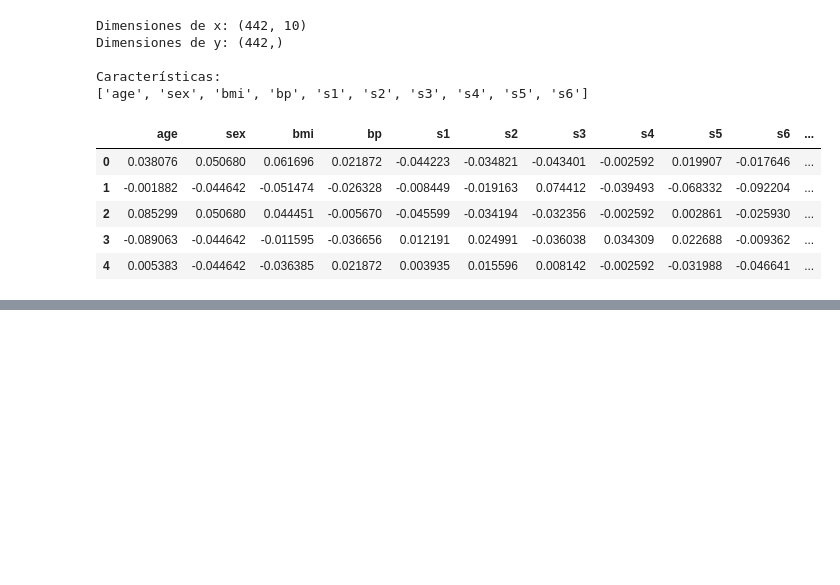
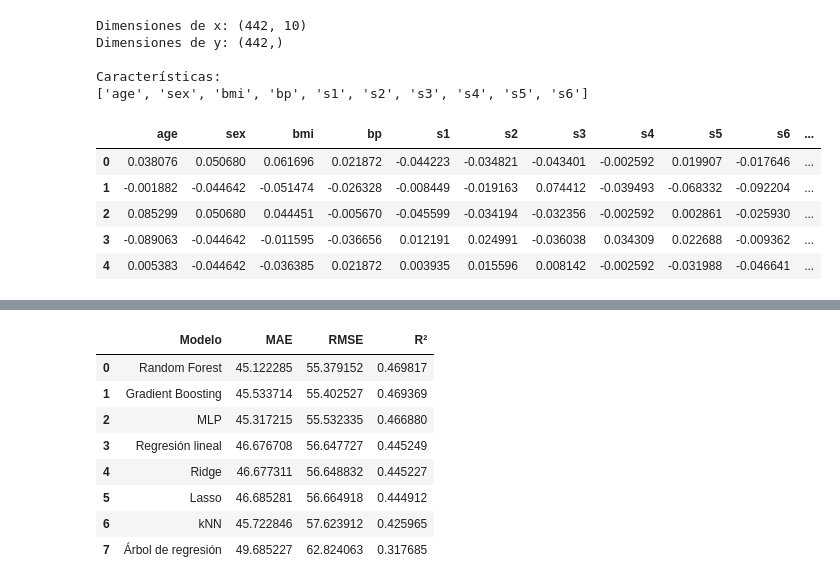
Before and after one commit to Boris-epn/Recuperaci-n-de-la-informaci-n, a Jupyter notebook: Primer bimestre/01_revml.ipynb, the cells around one changed output, grey strips where cells are left out. Cells and saved outputs as stored; diff of their text form; code cells hidden in the pictures; blank space fills up the shorter version.

Commit message:
trabajo finalizado 1

```diff
--- a/Primer bimestre/01_revml.ipynb
+++ b/Primer bimestre/01_revml.ipynb
@@ -530,0 +872,94 @@ Espero que un modelo más flexible produzca una menor cantidad de errores ante d
+# %%
+
+x_ajuste_final = np.vstack([x_train_reg, x_val_reg])
+y_ajuste_final = np.concatenate([y_train_reg, y_val_reg])
+
+modelos_finales = {
+    "Regresión lineal": Pipeline([
+        ("escalador", StandardScaler()),
+        ("regresor", LinearRegression())
+    ]),
+
+    "Ridge": Pipeline([
+        ("escalador", StandardScaler()),
+        ("regresor", Ridge(alpha=0.01))
+    ]),
+
+    "Lasso": Pipeline([
+        ("escalador", StandardScaler()),
+        ("regresor", Lasso(alpha=0.01, max_iter=10000))
+    ]),
+
+    "kNN": Pipeline([
+        ("escalador", StandardScaler()),
+        ("regresor", KNeighborsRegressor(n_neighbors=9))
+    ]),
+
+    "Árbol de regresión": Pipeline([
+        ("escalador", StandardScaler()),
+        ("regresor", DecisionTreeRegressor(
+            max_depth=2,
+            random_state=42
+        ))
+    ]),
+
+    "Random Forest": Pipeline([
+        ("escalador", StandardScaler()),
+        ("regresor", RandomForestRegressor(
+            n_estimators=200,
+            max_depth=3,
+            random_state=42
+        ))
+    ]),
+
+    "Gradient Boosting": Pipeline([
+        ("escalador", StandardScaler()),
+        ("regresor", GradientBoostingRegressor(
+            n_estimators=100,
+            learning_rate=0.1,
+            max_depth=1,
+            random_state=42
+        ))
+    ]),
+
+    "MLP": Pipeline([
+        ("escalador_x", StandardScaler()),
+        ("regresor", TransformedTargetRegressor(
+            regressor=MLPRegressor(
+                hidden_layer_sizes=(5,),
+                alpha=0.001,
+                max_iter=3000,
+                random_state=42
+            ),
+            transformer=StandardScaler()
+        ))
+    ])
+}
+
+resultados_prueba = []
+predicciones_prueba = {}
+
+for nombre, modelo in modelos_finales.items():
+    modelo.fit(x_ajuste_final, y_ajuste_final)
+    pred_test = modelo.predict(x_test_reg)
+    predicciones_prueba[nombre] = pred_test
+
+    resultados_prueba.append({
+        "Modelo": nombre,
+        "MAE": mean_absolute_error(y_test_reg, pred_test),
+        "RMSE": np.sqrt(mean_squared_error(y_test_reg, pred_test)),
+        "R²": r2_score(y_test_reg, pred_test)
+    })
+
+tabla_prueba = pd.DataFrame(resultados_prueba)
+tabla_prueba.sort_values(by="RMSE").reset_index(drop=True)
+# %% [output]
+|  | Modelo | MAE | RMSE | R² |
+| 0 | Random Forest | 45.122285 | 55.379152 | 0.469817 |
+| 1 | Gradient Boosting | 45.533714 | 55.402527 | 0.469369 |
+| 2 | MLP | 45.317215 | 55.532335 | 0.466880 |
+| 3 | Regresión lineal | 46.676708 | 56.647727 | 0.445249 |
+| 4 | Ridge | 46.677311 | 56.648832 | 0.445227 |
+| 5 | Lasso | 46.685281 | 56.664918 | 0.444912 |
+| 6 | kNN | 45.722846 | 57.623912 | 0.425965 |
+| 7 | Árbol de regresión | 49.685227 | 62.824063 | 0.317685 |
```
Also changed, not shown: parts of 29 cells of this notebook.
